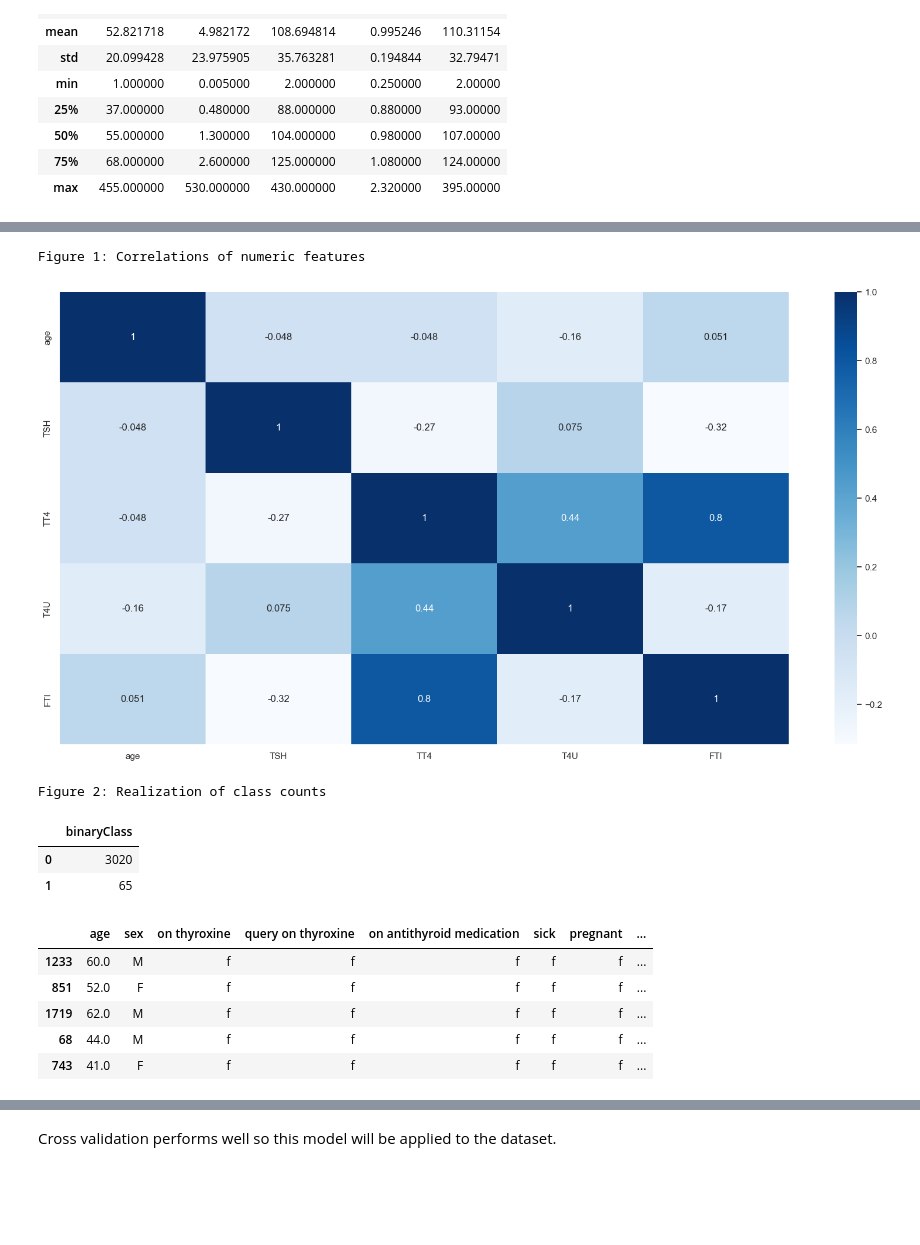
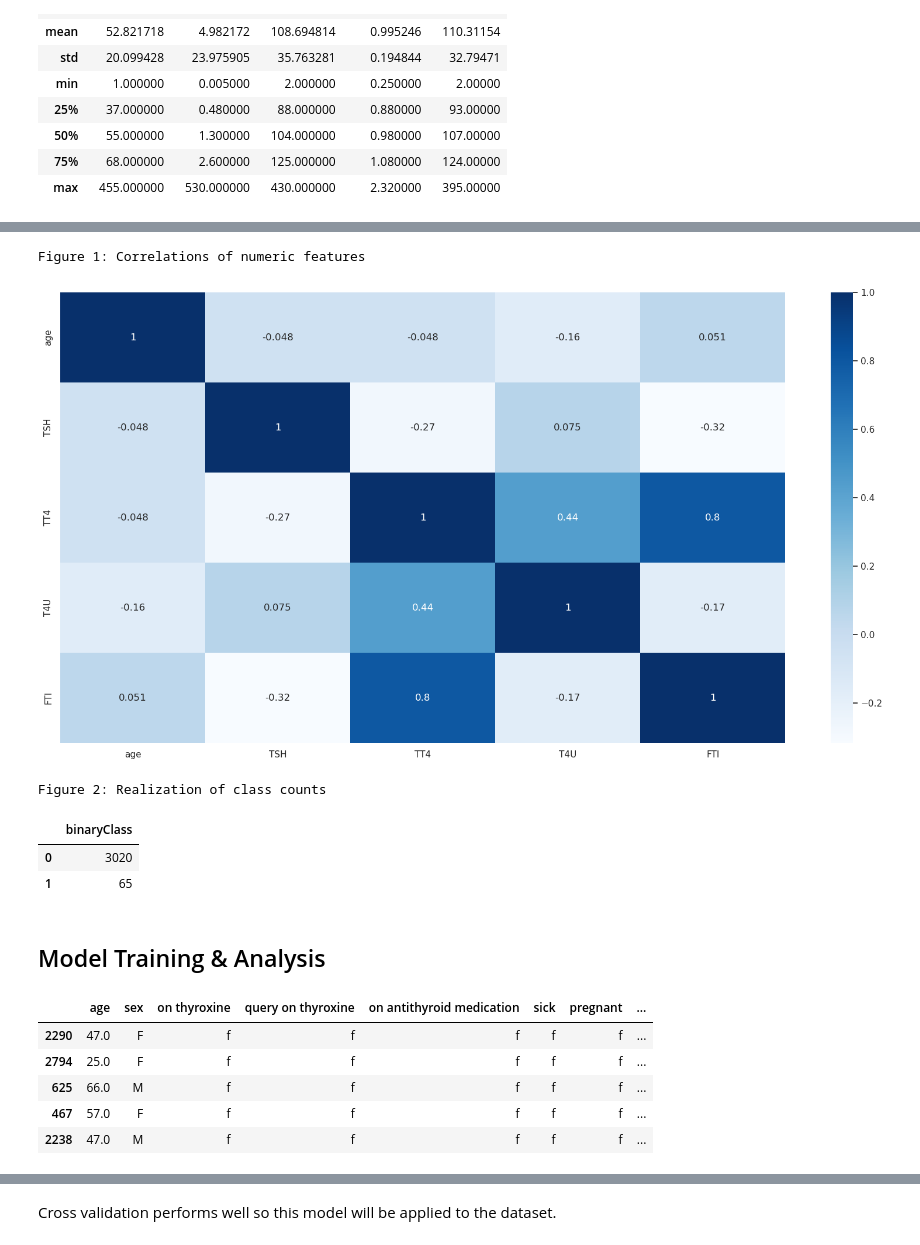
Before and after one commit to DSCI-310-2023/dsci-310-group-17, a Jupyter notebook: analysis.ipynb, the cells around one changed output, grey strips where cells are left out. Cells and saved outputs as stored; diff of their text form; code cells hidden in the pictures; blank space fills up the shorter version.

Commit message:
Minor notebook formatting (PEP8), text changes, analysis review

```diff
--- a/analysis.ipynb
+++ b/analysis.ipynb
@@ -99,12 +107,12 @@ referral source                 0
 binaryClass                    23
 dtype: int64
 # %%
-## Due to large amount of NA values in TBG and T3 these features will be removed from the dataset.
-## All "measured" features will also be removed as once NA's are removed they will all be "t"
-## We will also removed the referral source column as it is quite irrelevant
-## All other NA rows will simply be dropped
-hypo = hypothyroid.drop(columns = ["TBG", "TBG measured", "T3", "T3 measured", "TSH measured", "TT4 measured", "FTI measured"
-                                   , "T4U measured", "referral source"])
+# Due to large amount of NA values in TBG and T3 these features will be removed from the dataset.
+# All "measured" features will also be removed as once NA's are removed they will all be "t"
+# We will also removed the referral source column as it is quite irrelevant
+# All other NA rows will simply be dropped
+hyper = hyperthyroid.drop(columns=["TBG", "TBG measured", "T3", "T3 measured", "TSH measured",
+                                   "TT4 measured", "FTI measured", "T4U measured", "referral source"])
 # %%
-hypo_clean = hypo.dropna()
+hyper_clean = hyper.dropna()
 # %%
@@ -128,15 +136,16 @@ Data columns (total 21 columns):
 dtypes: object(21)
 memory usage: 530.2+ KB
 # %%
-## Changing Dtype of the columns to numeric/categorical
+# Changing Dtype of the columns to numeric/categorical
 num_cols = ['age', 'TSH', 'TT4', 'T4U', 'FTI']
-cat_cols = ['sex', 'on thyroxine', 'query on thyroxine', 'on antithyroid medication', 'sick', 'pregnant', 'thyroid surgery',
-            'I131 treatment', 'query hypothyroid', 'query hyperthyroid', 'lithium', 'goitre', 'tumor', 'psych', 'binaryClass',
-           'hypopituitary']
-hypo_clean[num_cols] = hypo_clean[num_cols].apply(pd.to_numeric, errors='coerce', axis=1)
+cat_cols = ['sex', 'on thyroxine', 'query on thyroxine', 'on antithyroid medication',
+            'sick', 'pregnant', 'thyroid surgery', 'I131 treatment', 'query hypothyroid',
+            'query hyperthyroid', 'lithium', 'goitre', 'tumor', 'psych', 'binaryClass', 'hypopituitary']
+hyper_clean[num_cols] = hyper_clean[num_cols].apply(pd.to_numeric,
+                                                    errors='coerce', axis=1)
 for col in cat_cols:
-    hypo_clean[col] = hypo_clean[col].astype('category')
+    hyper_clean[col] = hyper_clean[col].astype('category')
 # %%
-## Changing binaryClass so 0 represents negative and 1 represents positive
-hypo_clean['binaryClass'] = hypo_clean['binaryClass'].replace(["N", "P"], [1,0])
+# Changing binaryClass so 0 represents negative and 1 represents positive
+hyper_clean['binaryClass'] = hyper_clean['binaryClass'].replace(["N", "P"], [1, 0])
 # %%
@@ -194,15 +203,15 @@ for c in hypo_clean.columns:
 1      65
 Name: binaryClass, dtype: int64
 # %%
-## Visualizing correlations of numeric features
+# Visualizing correlations of numeric features
 print("Figure 1: Correlations of numeric features")
-numeric = hypo_clean[['age', 'TSH', 'TT4', 'T4U', 'FTI']]
+numeric = hyper_clean[['age', 'TSH', 'TT4', 'T4U', 'FTI']]
 cor = numeric.corr()
 plt.figure(figsize=(20, 10))
 sn.set(font_scale=1)
 sn.heatmap(cor, annot=True, cmap=plt.cm.Blues);
 # %% [output]
 Figure 1: Correlations of numeric features
-[figure, old version]
+[figure, new version]
 # %%
 print("Figure 2: Realization of class counts")
@@ -212,17 +221,19 @@ Figure 2: Realization of class counts
 |  | binaryClass |
 | 0 | 3020 |
 | 1 | 65 |
+# %% [markdown]
+## Model Training & Analysis
 # %%
-## Splitting data
-X = hypo_clean.drop(columns = "binaryClass")
-y = hypo_clean['binaryClass']
-X_train, X_test, y_train, y_test = train_test_split(X, y, test_size = 0.3)
+# Splitting data
+X = hyper_clean.drop(columns="binaryClass")
+y = hyper_clean['binaryClass']
+X_train, X_test, y_train, y_test = train_test_split(X, y, test_size=0.3)
 X_train.head()
 # %% [output]
 |  | age | sex | on thyroxine | query on thyroxine | on antithyroid medication | sick | pregnant | ... |
-| 1233 | 60.0 | M | f | f | f | f | f | ... |
-| 851 | 52.0 | F | f | f | f | f | f | ... |
-| 1719 | 62.0 | M | f | f | f | f | f | ... |
-| 68 | 44.0 | M | f | f | f | f | f | ... |
-| 743 | 41.0 | F | f | f | f | f | f | ... |
+| 2290 | 47.0 | F | f | f | f | f | f | ... |
+| 2794 | 25.0 | F | f | f | f | f | f | ... |
+| 625 | 66.0 | M | f | f | f | f | f | ... |
+| 467 | 57.0 | F | f | f | f | f | f | ... |
+| 2238 | 47.0 | M | f | f | f | f | f | ... |
 # %%
```
Also changed, not shown: parts of 28 cells of this notebook, 1 other file.
